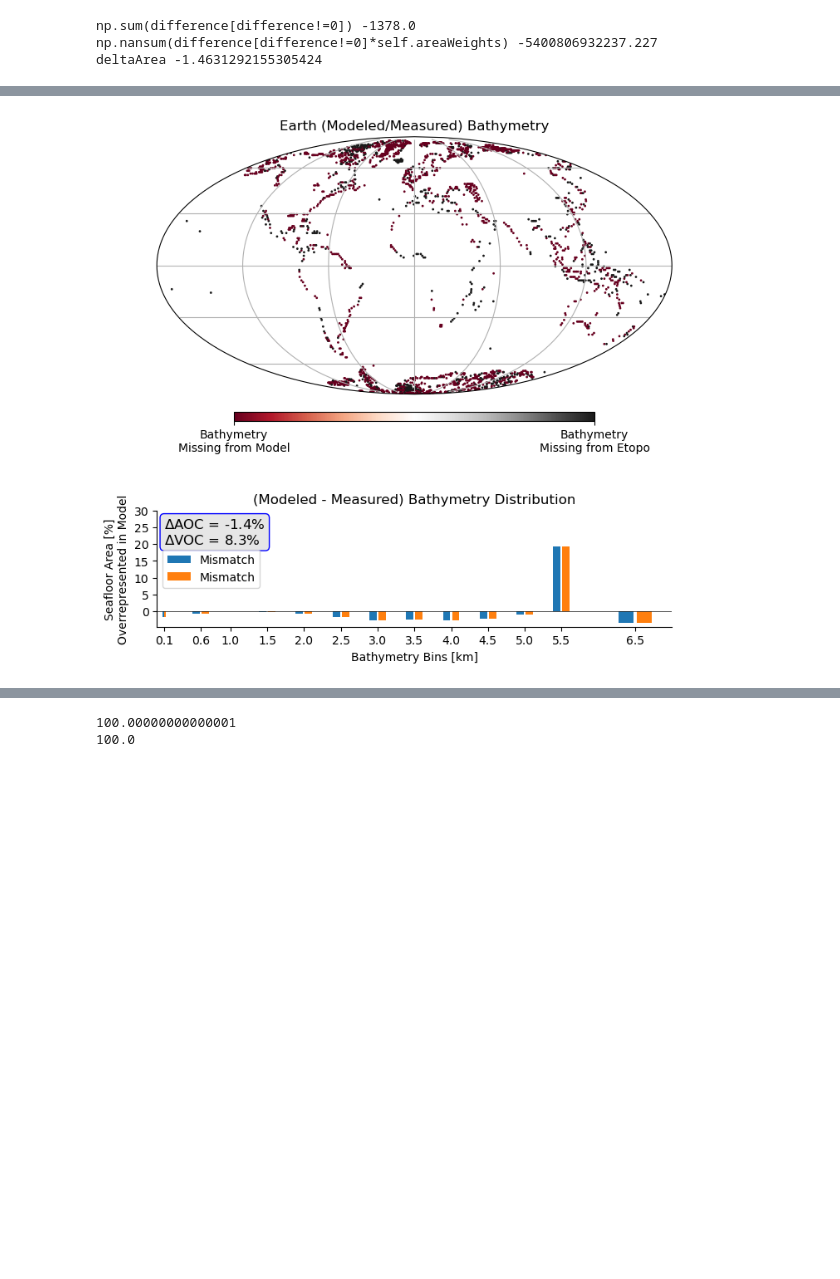
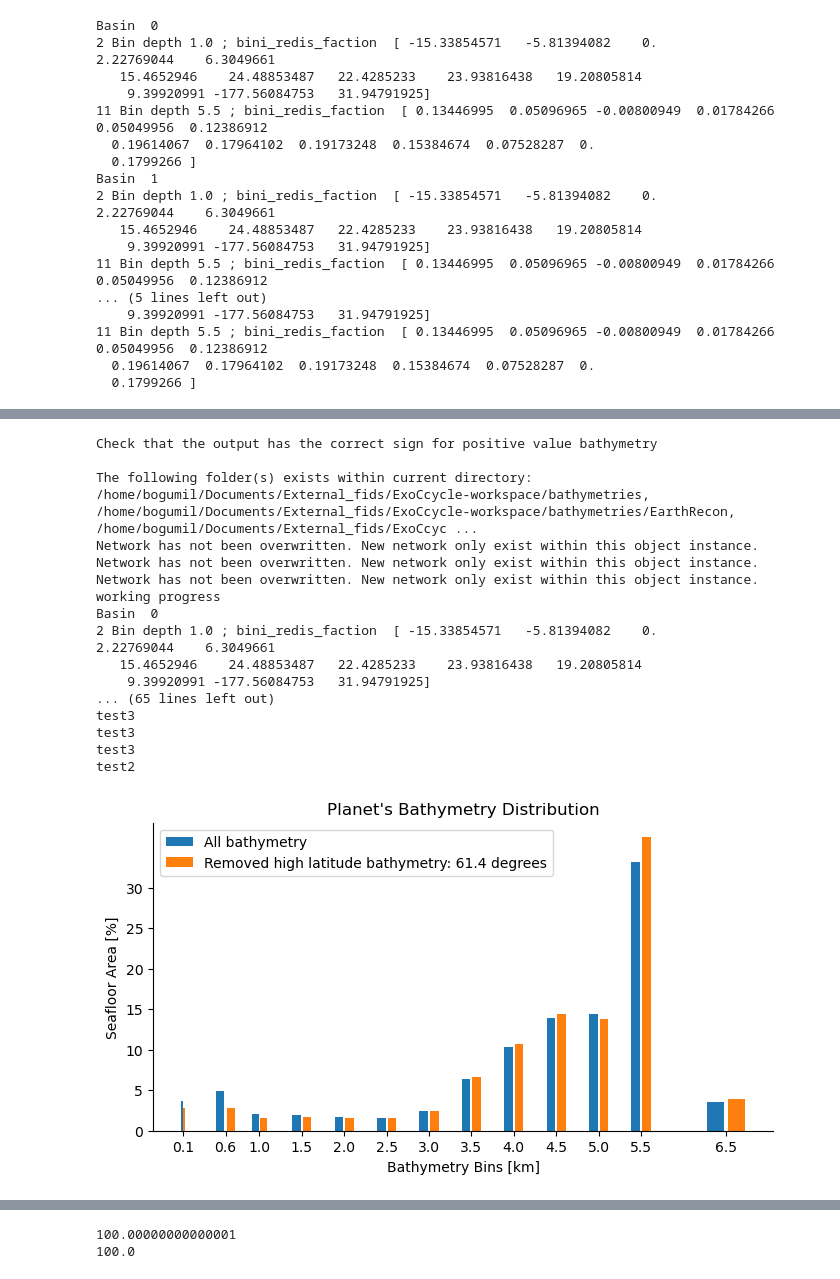
Before and after one commit to Bogumil-Matthew/ExoCcycle, a Jupyter notebook: JN/CreateBathymetryFromEarthRecon.ipynb, the cells around one changed output, grey strips where cells are left out. Saved outputs shown, nothing was run; the diff lists cells and outputs as text; code cells hidden in the pictures; blank space fills up the shorter version.

```diff
--- a/JN/CreateBathymetryFromEarthRecon.ipynb
+++ b/JN/CreateBathymetryFromEarthRecon.ipynb
@@ -29,8 +41,9 @@ EarthReconBathy = EC.Bathymetry.BathyRecon(directories)
 # Reconstruction past Earth bathymetry from 0 to 80 Ma in 5 myr increments
 # and with a resolution of 1 degree.
 #EarthReconBathy.run(startMa=80, endMa=0, deltaMyr=5, resolution=1)
-testAge = 0
-EarthReconBathy.run(startMa=testAge, endMa=testAge, deltaMyr=5, resolution=1)
+testAgest = 5
+testAgeend = 0
+EarthReconBathy.run(startMa=testAgest, endMa=testAgeend, deltaMyr=5, resolution=1)
 
 # Components that need to be worked on
 # EarthReconBathy.run()
@@ -82,5 +102,19 @@ Check that the output has the correct sign for positive value bathymetry
 grdsample [WARNING]: Output sampling interval in x exceeds input interval and may lead to aliasing.
 grdsample [WARNING]: Output sampling interval in y exceeds input interval and may lead to aliasing.
-np.sum(difference[difference!=0]) -1378.0
-np.nansum(difference[difference!=0]*self.areaWeights) -5400806932237.227
-deltaArea -1.4631292155305424
+Basin  0
+2 Bin depth 1.0 ; bini_redis_faction  [ -15.33854571   -5.81394082    0.            2.22769044    6.3049661
+   15.4652946    24.48853487   22.4285233    23.93816438   19.20805814
+    9.39920991 -177.56084753   31.94791925]
+11 Bin depth 5.5 ; bini_redis_faction  [ 0.13446995  0.05096965 -0.00800949  0.01784266  0.05049956  0.12386912
+  0.19614067  0.17964102  0.19173248  0.15384674  0.07528287  0.
+  0.1799266 ]
+Basin  1
+2 Bin depth 1.0 ; bini_redis_faction  [ -15.33854571   -5.81394082    0.            2.22769044    6.3049661
+   15.4652946    24.48853487   22.4285233    23.93816438   19.20805814
+    9.39920991 -177.56084753   31.94791925]
+11 Bin depth 5.5 ; bini_redis_faction  [ 0.13446995  0.05096965 -0.00800949  0.01784266  0.05049956  0.12386912
+... (5 lines left out)
+    9.39920991 -177.56084753   31.94791925]
+11 Bin depth 5.5 ; bini_redis_faction  [ 0.13446995  0.05096965 -0.00800949  0.01784266  0.05049956  0.12386912
+  0.19614067  0.17964102  0.19173248  0.15384674  0.07528287  0.
+  0.1799266 ]
@@ -87 +122,18 @@ deltaArea -1.4631292155305424
+Check that the output has the correct sign for positive value bathymetry
+
+The following folder(s) exists within current directory:
+/home/bogumil/Documents/External_fids/ExoCcycle-workspace/bathymetries, /home/bogumil/Documents/External_fids/ExoCcycle-workspace/bathymetries/EarthRecon, /home/bogumil/Documents/External_fids/ExoCcyc ...
+Network has not been overwritten. New network only exist within this object instance.
+Network has not been overwritten. New network only exist within this object instance.
+Network has not been overwritten. New network only exist within this object instance.
+working progress
+Basin  0
+2 Bin depth 1.0 ; bini_redis_faction  [ -15.33854571   -5.81394082    0.            2.22769044    6.3049661
+   15.4652946    24.48853487   22.4285233    23.93816438   19.20805814
+    9.39920991 -177.56084753   31.94791925]
+... (65 lines left out)
+test3
+test3
+test3
+test2
-[figure, old version]
+[figure, new version]
```
Also changed, not shown: parts of 3 cells of this notebook, 2 other files.
